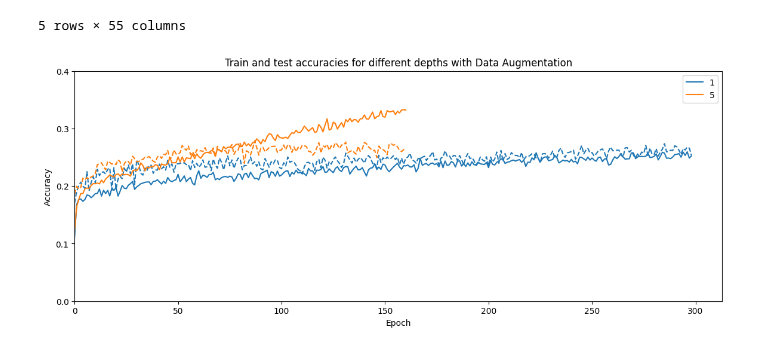
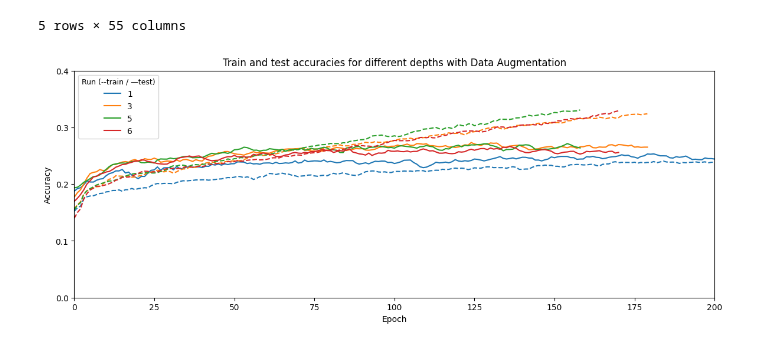
Before and after one commit to MCV-C3/project-team-6, a Jupyter notebook: Week2/report/plot_temp.ipynb, the cells around one changed output. Cells and saved outputs as stored; diff of their text form; code cells hidden in the pictures.

```diff
--- a/Week2/report/plot_temp.ipynb
+++ b/Week2/report/plot_temp.ipynb
@@ -14,12 +15,13 @@ widths = [pow(2, i) for i in range(5, 12)]
 
 for width, color in zip(widths, colors):
 
-    plt.plot(df['epoch'], df[f'Width only variation : {width} - test_accuracy'],  label=f"{width}", linestyle="--", color=color)
-    plt.plot(df['epoch'], df[f'Width only variation : {width} - train_accuracy'],  label=f"{width}", color=color)
+    plt.plot(df['epoch'], df[f'Width only variation : {width} - test_accuracy'],  label=f"{width}", color=color)
+    plt.plot(df['epoch'], df[f'Width only variation : {width} - train_accuracy'], linestyle="--", color=color)
 
 handles, labels = plt.gca().get_legend_handles_labels()
 by_label = dict(zip(labels, handles))
-plt.legend(by_label.values(), by_label.keys())
+legend = plt.legend(by_label.values(), by_label.keys(), title="Run (--train / —test)")
+plt.setp(legend.get_title(), fontsize=9)
 plt.title("Train and test accuracies for different widths")
 plt.ylabel("Accuracy")
 plt.xlabel("Epoch")
@@ -49,12 +51,13 @@ depths = [1, 2, 3, 4, 5, 6]
 
 for depth, color in zip(depths, colors):
 
-    plt.plot(df['epoch'], df[f'Depth only variation : {depth} - test_accuracy'],  label=f"{depth}", linestyle="--", color=color)
-    plt.plot(df['epoch'], df[f'Depth only variation : {depth} - train_accuracy'],  label=f"{depth}", color=color)
+    plt.plot(df['epoch'], df[f'Depth only variation : {depth} - test_accuracy'],  label=f"{depth}", color=color)
+    plt.plot(df['epoch'], df[f'Depth only variation : {depth} - train_accuracy'], linestyle="--", color=color)
 
 handles, labels = plt.gca().get_legend_handles_labels()
 by_label = dict(zip(labels, handles))
-plt.legend(by_label.values(), by_label.keys(), loc='upper right')
+legend = plt.legend(by_label.values(), by_label.keys(), title="Run (--train / —test)")
+plt.setp(legend.get_title(), fontsize=9)
 plt.title("Train and test accuracies for different depths")
 plt.ylabel("Accuracy")
 plt.xlabel("Epoch")
@@ -77,27 +80,28 @@ df.head()
 # %%
 plt.figure(figsize=(14, 5))
 
 colors = ['#1f77b4', '#ff7f0e', '#2ca02c', '#d62728',
           '#9467bd', '#8c564b']
 
-depths = [1, 5]
+depths = [1, 3, 5, 6]
 
 for depth, color in zip(depths, colors):
 
-    plt.plot(df['epoch'], df[f'Depth only variation : {depth} - test_accuracy'],  label=f"{depth}", linestyle="--", color=color)
-    plt.plot(df['epoch'], df[f'Depth only variation : {depth} - train_accuracy'],  label=f"{depth}", color=color)
+    plt.plot(df['epoch'], smoothings.moving_average(df[f'Depth only variation : {depth} - test_accuracy']),  label=f"{depth}", color=color)
+    plt.plot(df['epoch'], smoothings.moving_average(df[f'Depth only variation : {depth} - train_accuracy']), linestyle="--", color=color)
 
 handles, labels = plt.gca().get_legend_handles_labels()
 by_label = dict(zip(labels, handles))
-plt.legend(by_label.values(), by_label.keys(), loc='upper right')
+legend = plt.legend(by_label.values(), by_label.keys(), title="Run (--train / —test)")
+plt.setp(legend.get_title(), fontsize=9)
 plt.title("Train and test accuracies for different depths with Data Augmentation")
 plt.ylabel("Accuracy")
 plt.xlabel("Epoch")
-plt.xlim(left=0)
+plt.xlim(left=0, right=200)
 plt.yticks([0, 0.1, 0.2, 0.3, 0.4])
 plt.show()
 # %% [output]
-[figure, old version]
+[figure, new version]
 # %%
 df = pd.read_csv("wandb_export_2025-12-14T12_32_09.781+01_00.csv")
 df.head()
```
Also changed, not shown: parts of 4 cells of this notebook, 1 other file.
